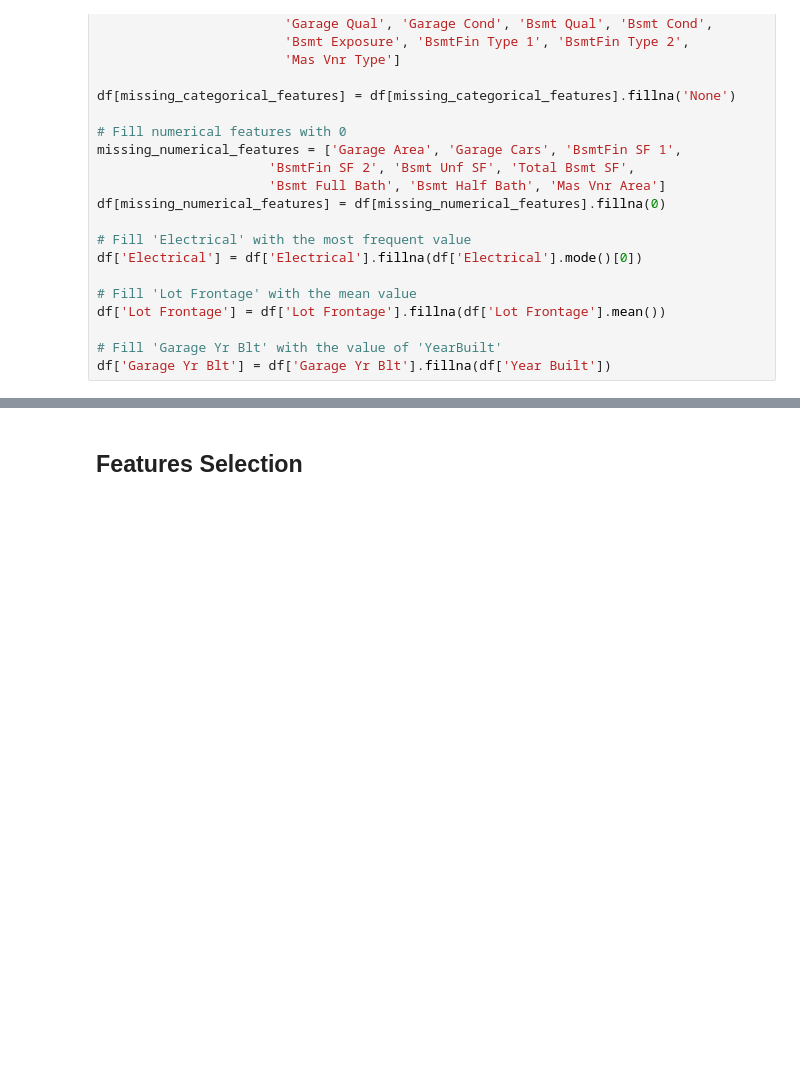
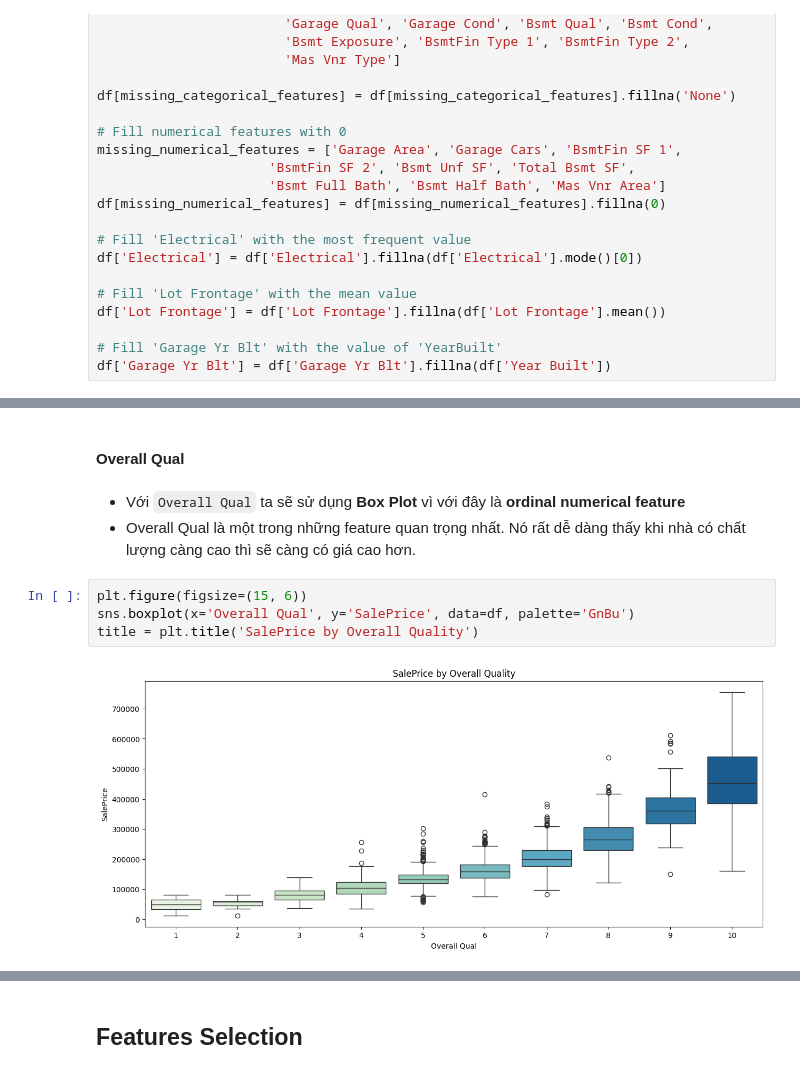
Before and after one commit to quocanh944/AmesHousingML, a Jupyter notebook: final.ipynb, the cells around one changed output, grey strips where cells are left out. Saved outputs shown, nothing was run; the diff lists cells and outputs as text; blank space fills up the shorter version.

```diff
--- a/final.ipynb
+++ b/final.ipynb
@@ -255,0 +291,11 @@ categorical_features = df.select_dtypes(include=['object'])
+# %% [markdown]
+#### Overall Qual
+# %% [markdown]
+* Với `Overall Qual` ta sẽ sử dụng **Box Plot** vì với đây là **ordinal numerical feature**
+* Overall Qual là một trong những feature quan trọng nhất. Nó rất dễ dàng thấy khi nhà có chất lượng càng cao thì sẽ càng có giá cao hơn.
+# %%
+plt.figure(figsize=(15, 6))
+sns.boxplot(x='Overall Qual', y='SalePrice', data=df, palette='GnBu')
+title = plt.title('SalePrice by Overall Quality')
+# %% [output]
+[figure, added]
```
Also changed, not shown: parts of 70 cells of this notebook.
